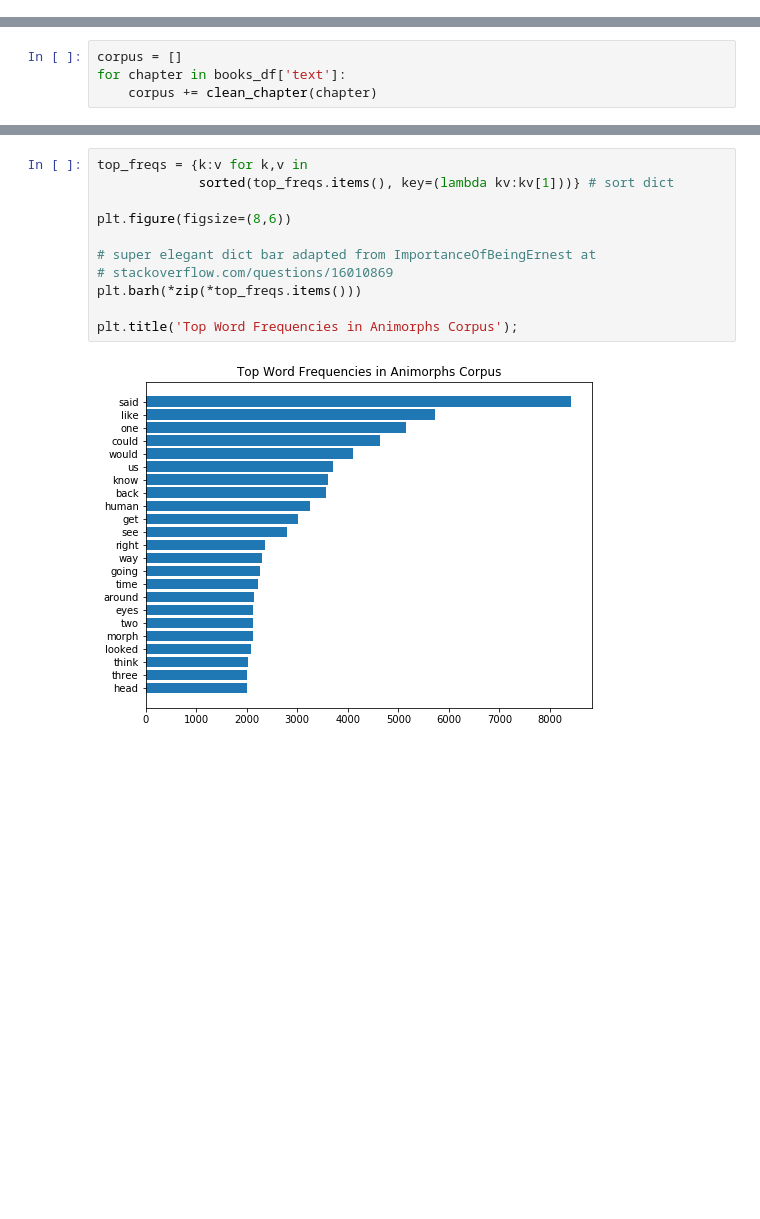
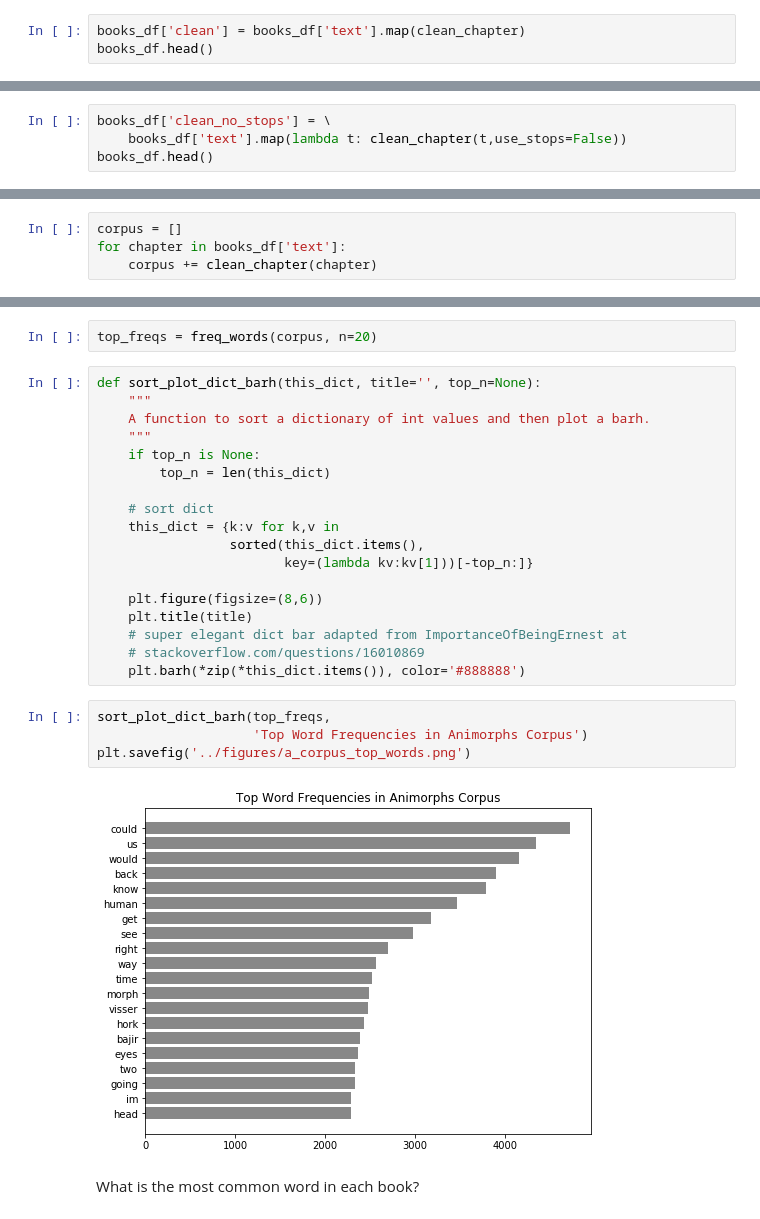
Before and after one commit to EthanHenley/animorphs-authenticity, a Jupyter notebook: code/01_collection_cleaning_eda.ipynb, the cells around one changed output, grey strips where cells are left out. Saved outputs shown, nothing was run; the diff lists cells and outputs as text; blank space fills up the shorter version.

```diff
--- a/code/01_collection_cleaning_eda.ipynb
+++ b/code/01_collection_cleaning_eda.ipynb
@@ -193,0 +208,3 @@ Cleaned text makes sense.
+# %%
+books_df['clean'] = books_df['text'].map(clean_chapter)
+books_df.head()
@@ -193,0 +220,4 @@ Cleaned text makes sense.
+# %%
+books_df['clean_no_stops'] = \
+    books_df['text'].map(lambda t: clean_chapter(t,use_stops=False))
+books_df.head()
@@ -204,13 +274,28 @@ top_freqs={w:corpus.count(w) for w in set(corpus) if corpus.count(w)>2000}
+# %%
+top_freqs = freq_words(corpus, n=20)
 # %%
-top_freqs = {k:v for k,v in
-             sorted(top_freqs.items(), key=(lambda kv:kv[1]))} # sort dict
+def sort_plot_dict_barh(this_dict, title='', top_n=None):
+    """
+    A function to sort a dictionary of int values and then plot a barh.
+    """
+    if top_n is None:
+        top_n = len(this_dict)
 
-plt.figure(figsize=(8,6))
+    # sort dict
+    this_dict = {k:v for k,v in
+                 sorted(this_dict.items(),
+                        key=(lambda kv:kv[1]))[-top_n:]}
 
-# super elegant dict bar adapted from ImportanceOfBeingErnest at
-# stackoverflow.com/questions/16010869
-plt.barh(*zip(*top_freqs.items()))
-
-plt.title('Top Word Frequencies in Animorphs Corpus');
+    plt.figure(figsize=(8,6))
+    plt.title(title)
+    # super elegant dict bar adapted from ImportanceOfBeingErnest at
+    # stackoverflow.com/questions/16010869
+    plt.barh(*zip(*this_dict.items()), color='#888888')
-# %% [output]
-[figure, removed]
+# %%
+sort_plot_dict_barh(top_freqs,
+                    'Top Word Frequencies in Animorphs Corpus')
+plt.savefig('../figures/a_corpus_top_words.png')
+# %% [output]
+[figure, added]
+# %% [markdown]
+What is the most common word in each book?
```
Also changed, not shown: parts of 32 cells of this notebook, 9 other files.
